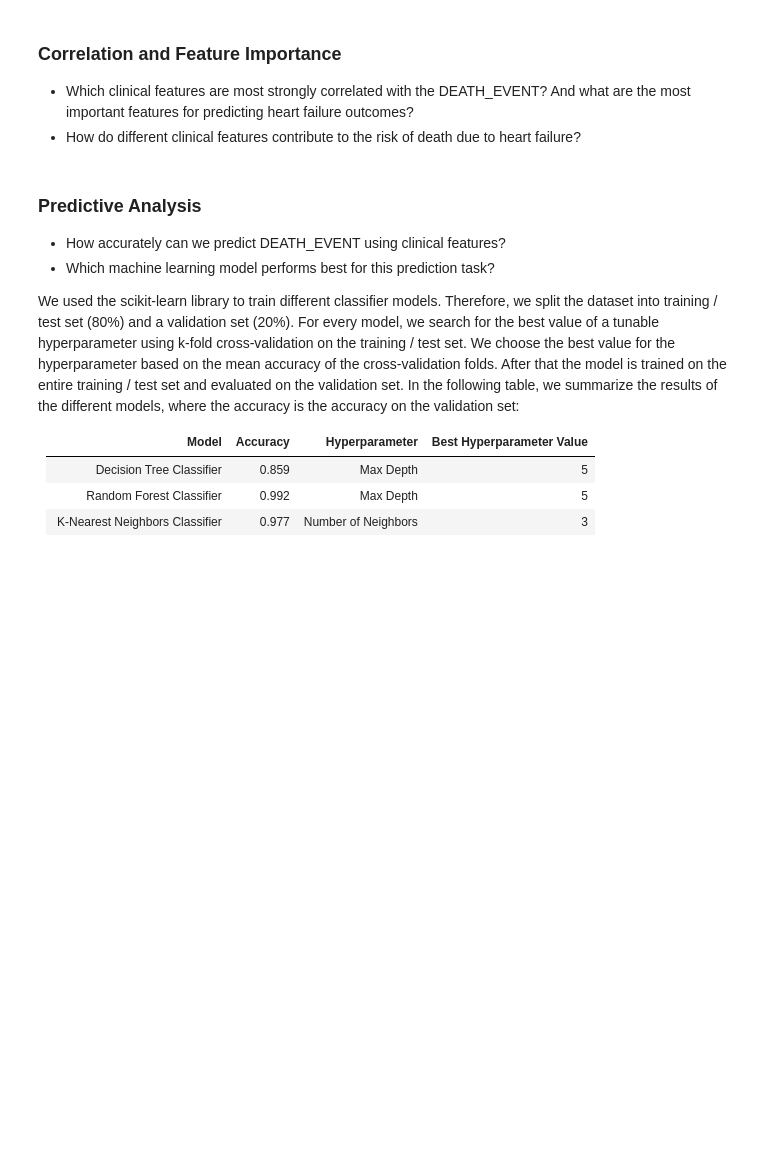
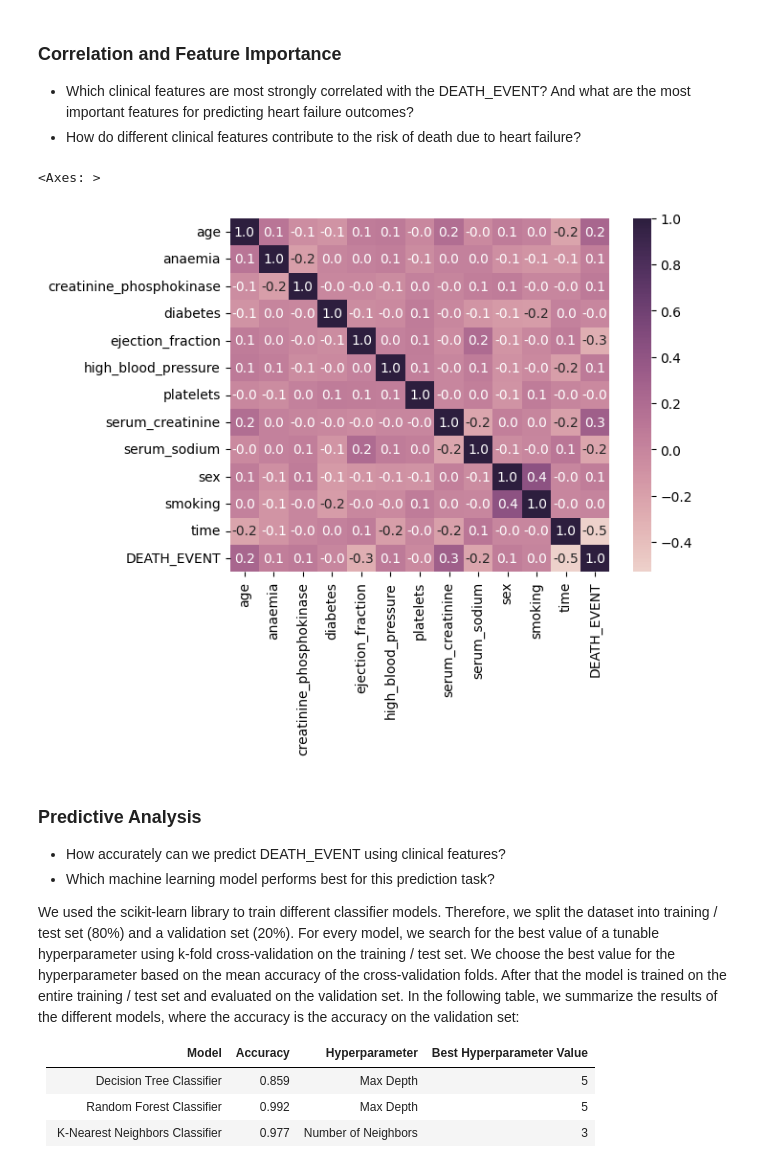
Before and after one commit to HeartPredict/HeartPredict, a Jupyter notebook: notebook/heart_predict.ipynb, the cells around one changed output. Drawn from its saved outputs; the diff is of its cells as text; code cells hidden in the pictures; blank space fills up the shorter version.

Commit message:
feat(notebook): Add correlation heatmap to notebook

```diff
--- a/notebook/heart_predict.ipynb
+++ b/notebook/heart_predict.ipynb
@@ -34,6 +37,18 @@ ml_data = MLData(project_data, 0.2, seed)
   And what are the most important features for predicting heart failure outcomes?
 - How do different clinical features contribute
   to the risk of death due to heart failure?
+# %%
+from heartpredict.backend.correlation import CorrelationMethod
+
+
+correlation_backend = CorrelationBackend.build(project_data)
+matrix = correlation_backend.get_correlation_matrix(CorrelationMethod.PEARSON)
+seaborn.heatmap(
+    matrix, fmt=".1f", annot=True, cmap=seaborn.cubehelix_palette(as_cmap=True)
+)
+# %% [output]
+<Axes: >
+[figure, added]
 # %% [markdown]
 ### Predictive Analysis
 
```
Also changed, not shown: parts of 3 cells of this notebook.
